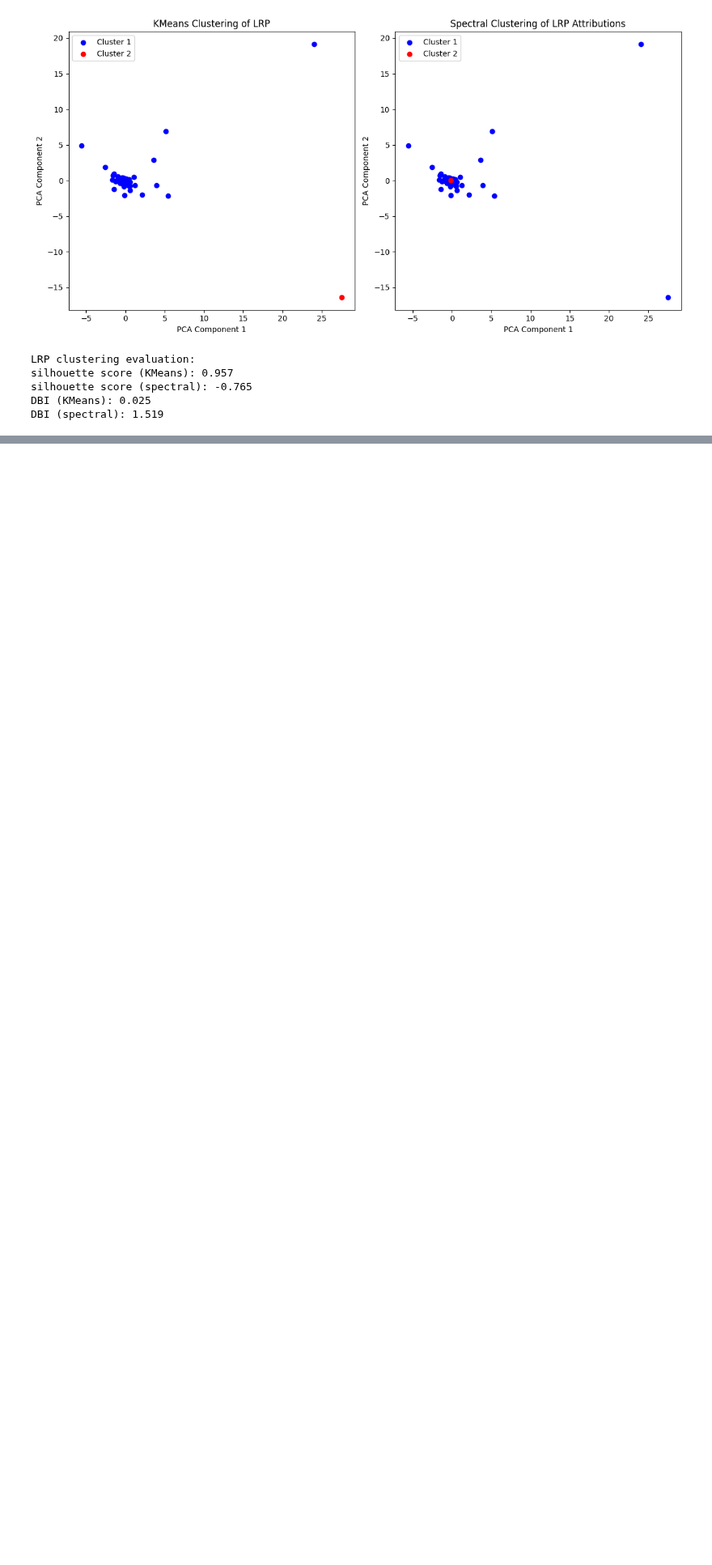
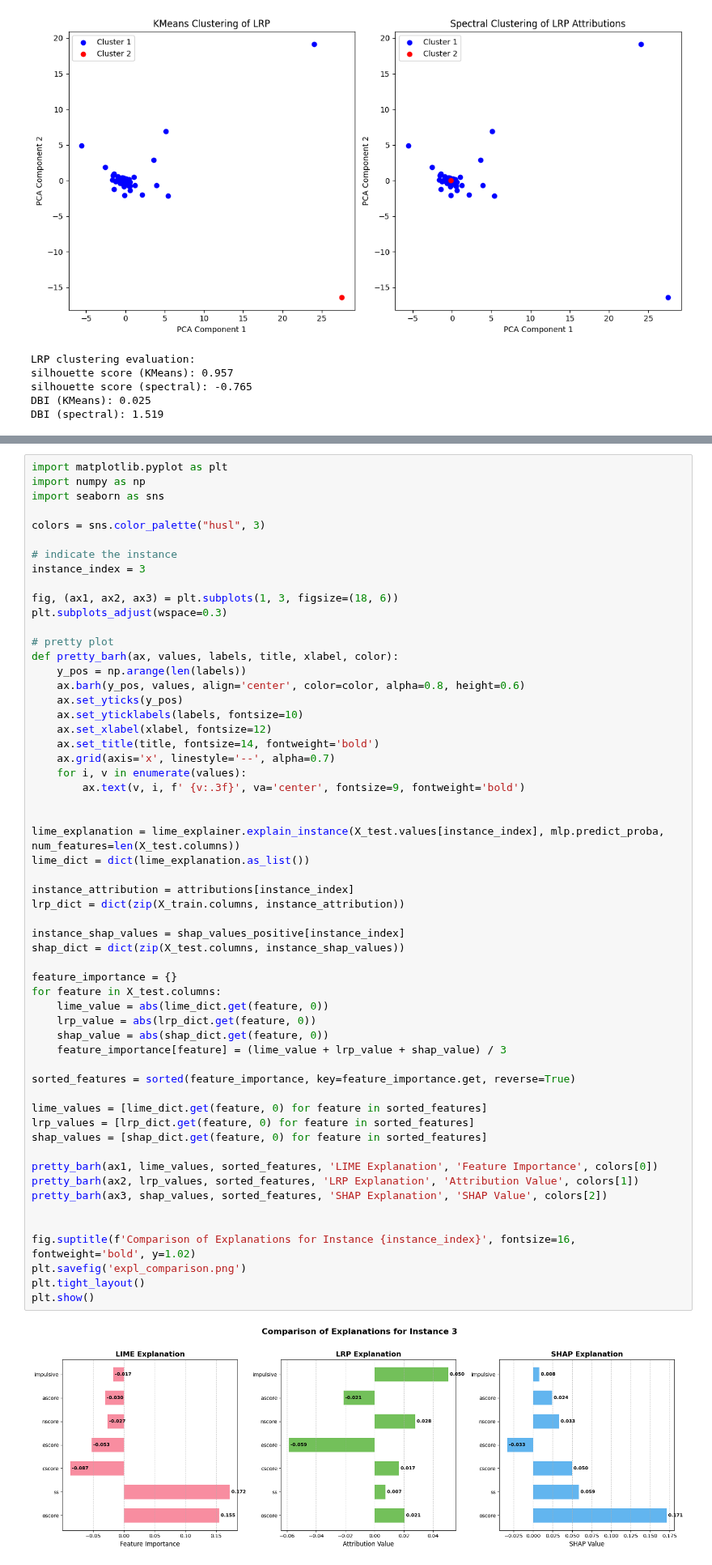
Before and after one commit to ConnorMacdonaldYYC/HCML_Project, a Jupyter notebook: evaluation.ipynb, the cells around one changed output, grey strips where cells are left out. Shown at 81% size. Drawn from its saved outputs; the diff is of its cells as text; blank space fills up the shorter version.

Commit message:
expl of instances

```diff
--- a/evaluation.ipynb
+++ b/evaluation.ipynb
@@ -301,0 +311,59 @@ DBI (spectral): 1.519
+# %%
+import matplotlib.pyplot as plt
+import numpy as np
+import seaborn as sns
+
+colors = sns.color_palette("husl", 3)
+
+# indicate the instance
+instance_index = 3
+
+fig, (ax1, ax2, ax3) = plt.subplots(1, 3, figsize=(18, 6))
+plt.subplots_adjust(wspace=0.3)
+
+# pretty plot
+def pretty_barh(ax, values, labels, title, xlabel, color):
+    y_pos = np.arange(len(labels))
+    ax.barh(y_pos, values, align='center', color=color, alpha=0.8, height=0.6)
+    ax.set_yticks(y_pos)
+    ax.set_yticklabels(labels, fontsize=10)
+    ax.set_xlabel(xlabel, fontsize=12)
+    ax.set_title(title, fontsize=14, fontweight='bold')
+    ax.grid(axis='x', linestyle='--', alpha=0.7)
+    for i, v in enumerate(values):
+        ax.text(v, i, f' {v:.3f}', va='center', fontsize=9, fontweight='bold')
+
+
+lime_explanation = lime_explainer.explain_instance(X_test.values[instance_index], mlp.predict_proba, num_features=len(X_test.columns))
+lime_dict = dict(lime_explanation.as_list())
+
+instance_attribution = attributions[instance_index]
+lrp_dict = dict(zip(X_train.columns, instance_attribution))
+
+instance_shap_values = shap_values_positive[instance_index]
+shap_dict = dict(zip(X_test.columns, instance_shap_values))
+
+feature_importance = {}
+for feature in X_test.columns:
+    lime_value = abs(lime_dict.get(feature, 0))
+    lrp_value = abs(lrp_dict.get(feature, 0))
+    shap_value = abs(shap_dict.get(feature, 0))
+    feature_importance[feature] = (lime_value + lrp_value + shap_value) / 3
+
+sorted_features = sorted(feature_importance, key=feature_importance.get, reverse=True)
+
+lime_values = [lime_dict.get(feature, 0) for feature in sorted_features]
+lrp_values = [lrp_dict.get(feature, 0) for feature in sorted_features]
+shap_values = [shap_dict.get(feature, 0) for feature in sorted_features]
+
+pretty_barh(ax1, lime_values, sorted_features, 'LIME Explanation', 'Feature Importance', colors[0])
+pretty_barh(ax2, lrp_values, sorted_features, 'LRP Explanation', 'Attribution Value', colors[1])
+pretty_barh(ax3, shap_values, sorted_features, 'SHAP Explanation', 'SHAP Value', colors[2])
+
+
+fig.suptitle(f'Comparison of Explanations for Instance {instance_index}', fontsize=16, fontweight='bold', y=1.02)
+plt.savefig('expl_comparison.png')
+plt.tight_layout()
+plt.show()
+# %% [output]
+[figure, added]
```
Also changed, not shown: parts of 3 cells of this notebook, 1 other file.
